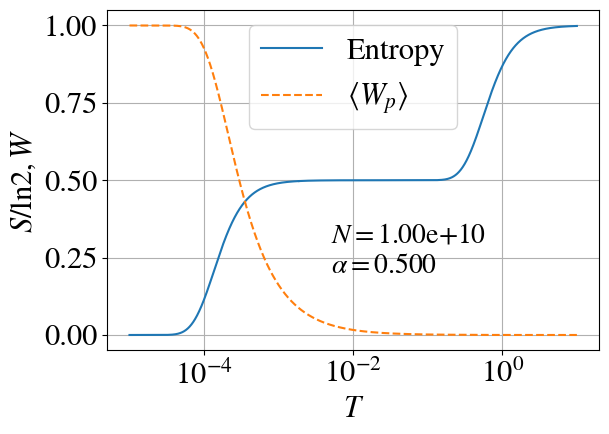
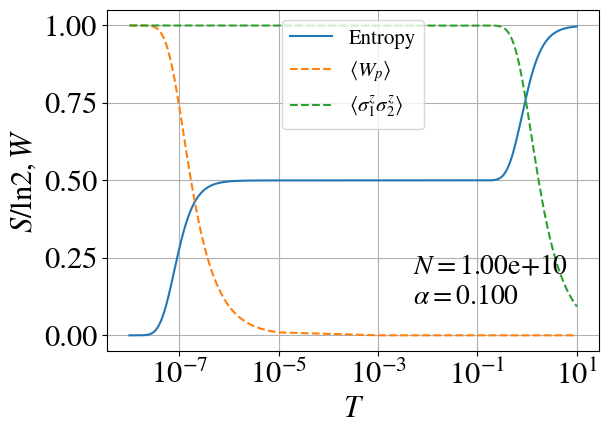
The change to this notebook cell's code, shown as a diff; its figure went from the first image to the second:
--- before
+++ after
@@ -1,15 +1,17 @@
-tscale = np.concatenate((np.linspace(start=1e-5, stop=1e-2, num=int(1e6))
-                         , np.linspace(start=1e-2, stop=1e1, num=int(1e4))))
+tscale = np.concatenate((np.linspace(start=1e-8, stop=1e-5, num=int(1e6))
+                         , np.linspace(start=1e-5, stop=1e1, num=int(1e4))))
 entropydata = entropy(T=tscale)/ N / np.log(2)
-fluxdata = flux_expec(T=tscale)
+fluxdata = flux_expec(tscale)
+spincorrdata = ss(tscale)
 
 plt.semilogx(tscale, entropydata, label='Entropy')
 plt.semilogx(tscale, fluxdata, '--', label= r'$\langle W_p\rangle$')
+plt.semilogx(tscale, spincorrdata, '--', label= r'$\langle \sigma^z_1\sigma^z_2\rangle$')
 plt.xlabel(r'$T$')
 plt.ylabel(r'$S/\mathrm{ln} 2, W$')
-plt.text(.005, .2, r'$\alpha=$' + '%.3f'%a, fontsize=20)
-plt.text(.005, .3, r'$N=$' + '%.2e'%N, fontsize=20)
+plt.text(.005, .1, r'$\alpha=$' + '%.3f'%a, fontsize=20)
+plt.text(.005, .2, r'$N=$' + '%.2e'%N, fontsize=20)
 plt.grid()
-plt.legend()
+plt.legend(fontsize='15')
 
 plt.tight_layout()

Commit: plot spin correlation